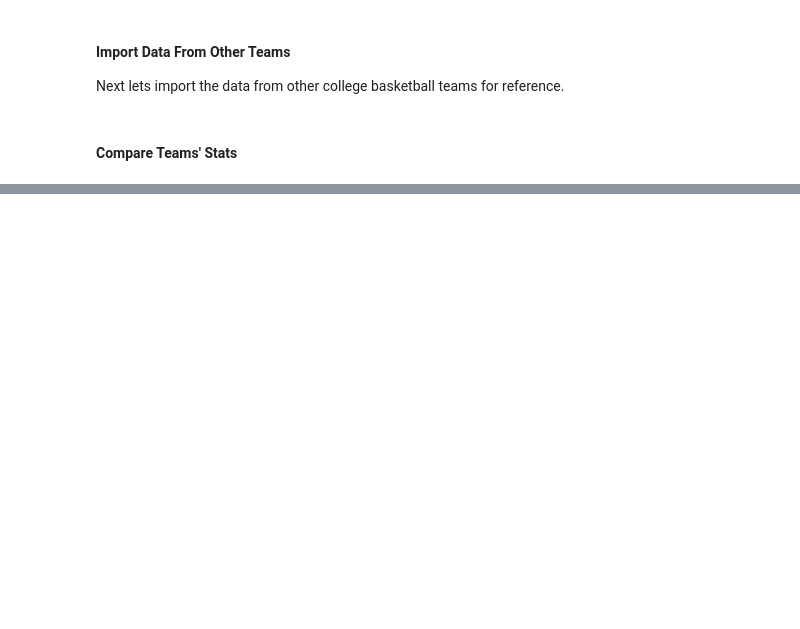
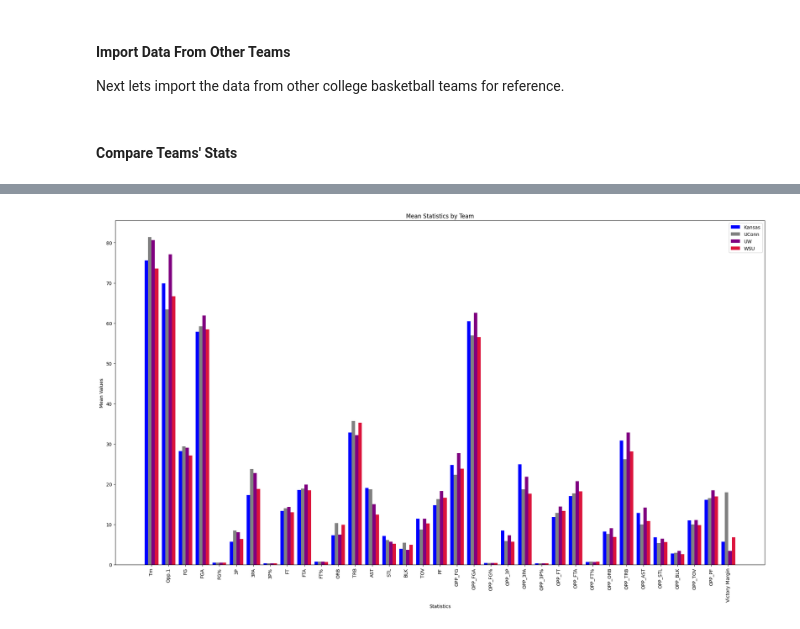
Before and after one commit to PrelaunchZeus2/Coug-Bball, a Jupyter notebook: Coug_BasketBall.ipynb, the cells around one changed output, grey strips where cells are left out. Saved outputs shown, nothing was run; the diff lists cells and outputs as text; code cells hidden in the pictures; blank space fills up the shorter version.

Commit message:
the final bar graph scale is off and it looks really stupid but I'm done messing with it for now

```diff
--- a/Coug_BasketBall.ipynb
+++ b/Coug_BasketBall.ipynb
@@ -219,0 +260,35 @@ plt.show()
+# %%
+#Now all on the same chart
+
+# Set up for grouped bar chart
+categories = summary_df.columns[1:]  # ['points', 'assists', 'rebounds']
+teams = summary_df['Team']
+num_categories = len(categories)
+num_teams = len(teams)
+
+# Define the position of the bars on the x-axis
+x = np.arange(num_categories)
+
+# Width of a single bar
+bar_width = 0.2
+
+# Create the figure and axis
+fig, ax = plt.subplots(figsize = (20, 12))
+
+# Iterate through each team and plot the bars
+for i, (index, row) in enumerate(summary_df.iterrows()):
+    ax.bar(x + i * bar_width, row[1:], bar_width, label = row['Team'], color=colors[i])
+
+# Add labels and title
+ax.set_xlabel('Statistics')
+ax.set_ylabel('Mean Values')
+ax.set_title('Mean Statistics by Team')
+ax.set_xticks(x + bar_width * (num_teams - 1) / 2)
+ax.set_xticklabels(categories, rotation = 90)
+ax.legend()
+
+# Display the plot
+plt.tight_layout()
+plt.show()
+# %% [output]
+[figure, added]
```
Also changed, not shown: parts of 9 cells of this notebook.
